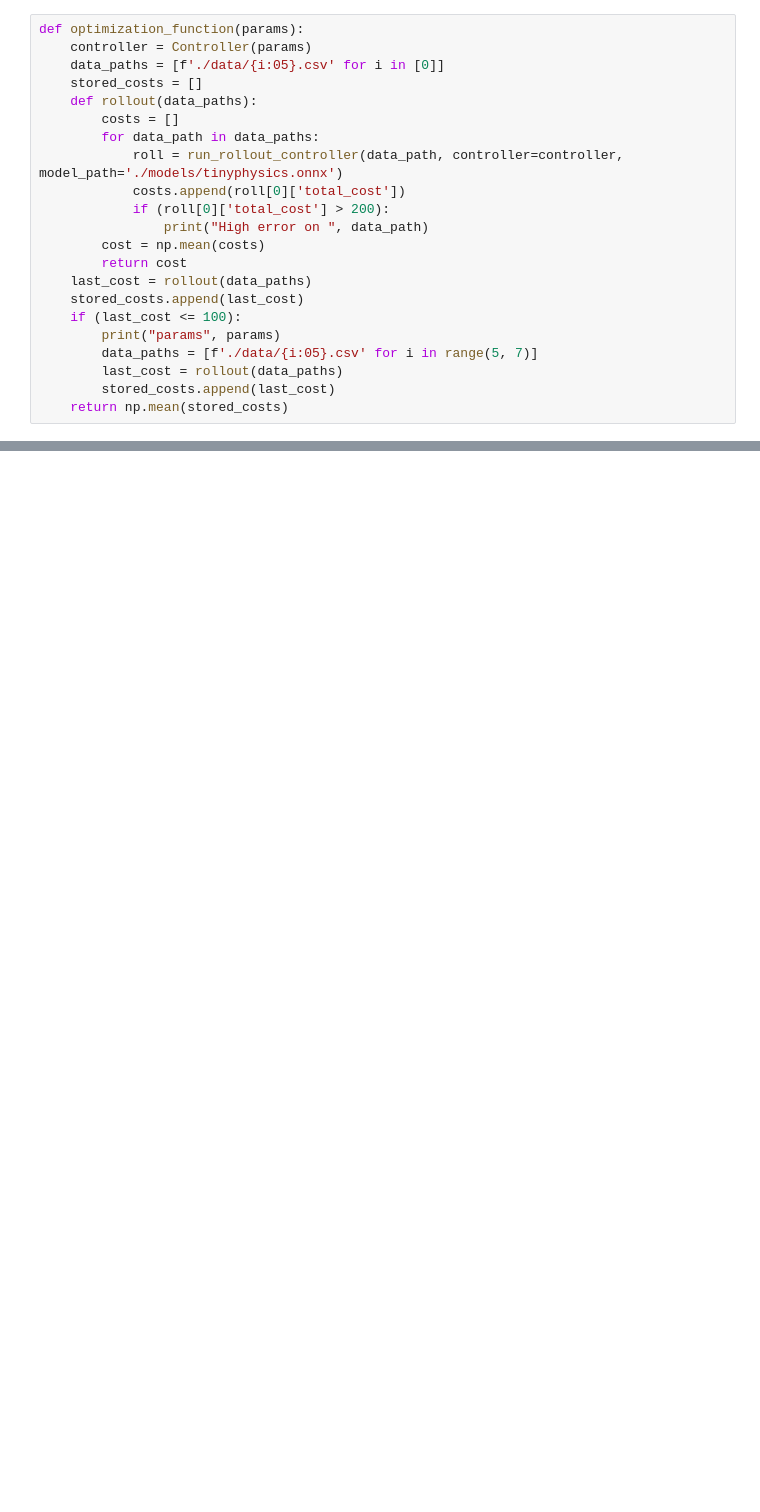
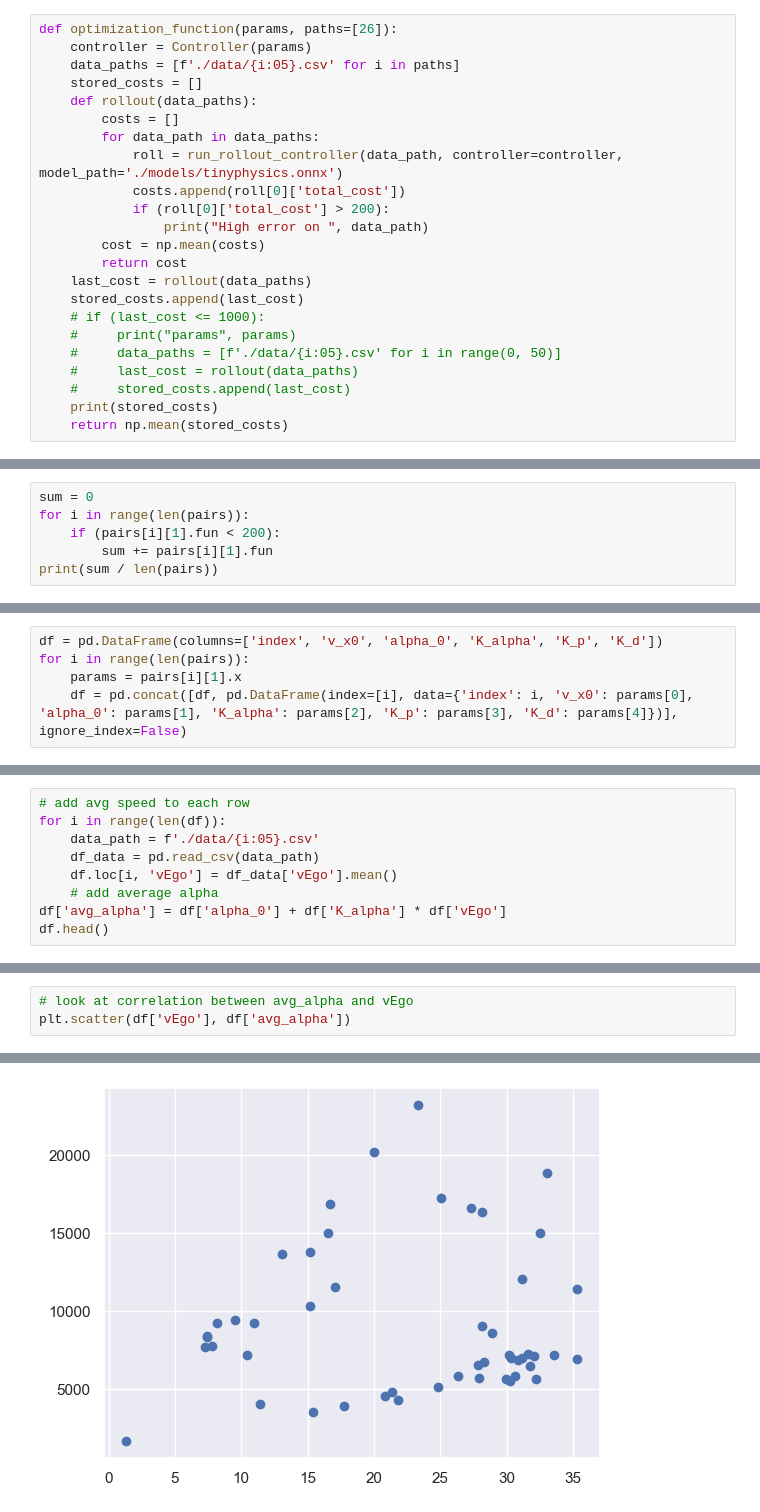
Before and after one commit to pmazumder3927/controls_challenge, a Jupyter notebook: bayes.ipynb, the cells around one changed output, grey strips where cells are left out. Drawn from its saved outputs; the diff is of its cells as text; blank space fills up the shorter version.

```diff
--- a/bayes.ipynb
+++ b/bayes.ipynb
@@ -5,9 +5,9 @@ from skopt import gp_minimize
 from skopt.space import Real, Integer
 import numpy as np
 # %%
-def optimization_function(params):
+def optimization_function(params, paths=[26]):
     controller = Controller(params)
-    data_paths = [f'./data/{i:05}.csv' for i in [0]]
+    data_paths = [f'./data/{i:05}.csv' for i in paths]
     stored_costs = []
     def rollout(data_paths):
         costs = []
@@ -20,9 +20,10 @@ def optimization_function(params):
         return cost
     last_cost = rollout(data_paths)
     stored_costs.append(last_cost)
-    if (last_cost <= 100):
-        print("params", params)
-        data_paths = [f'./data/{i:05}.csv' for i in range(5, 7)]
-        last_cost = rollout(data_paths)
-        stored_costs.append(last_cost)
+    # if (last_cost <= 1000):
+    #     print("params", params)
+    #     data_paths = [f'./data/{i:05}.csv' for i in range(0, 50)]
+    #     last_cost = rollout(data_paths)
+    #     stored_costs.append(last_cost)
+    print(stored_costs)
     return np.mean(stored_costs)
@@ -84,0 +88,6 @@ Current minimum: 139.0077
+# %%
+sum = 0
+for i in range(len(pairs)):
+    if (pairs[i][1].fun < 200):
+        sum += pairs[i][1].fun
+print(sum / len(pairs))
@@ -84,0 +120,5 @@ Current minimum: 139.0077
+# %%
+df = pd.DataFrame(columns=['index', 'v_x0', 'alpha_0', 'K_alpha', 'K_p', 'K_d'])
+for i in range(len(pairs)):
+    params = pairs[i][1].x
+    df = pd.concat([df, pd.DataFrame(index=[i], data={'index': i, 'v_x0': params[0], 'alpha_0': params[1], 'K_alpha': params[2], 'K_p': params[3], 'K_d': params[4]})], ignore_index=False)
@@ -84,0 +167,9 @@ Current minimum: 139.0077
+# %%
+# add avg speed to each row
+for i in range(len(df)):
+    data_path = f'./data/{i:05}.csv'
+    df_data = pd.read_csv(data_path)
+    df.loc[i, 'vEgo'] = df_data['vEgo'].mean()
+    # add average alpha
+df['avg_alpha'] = df['alpha_0'] + df['K_alpha'] * df['vEgo']
+df.head()
@@ -84,0 +183,4 @@ Current minimum: 139.0077
+# %%
+# look at correlation between avg_alpha and vEgo
+plt.scatter(df['vEgo'], df['avg_alpha'])
+# %% [output]
@@ -84,0 +188 @@ Current minimum: 139.0077
+[figure, added]
```
Also changed, not shown: parts of 22 cells of this notebook, 12 other files.
